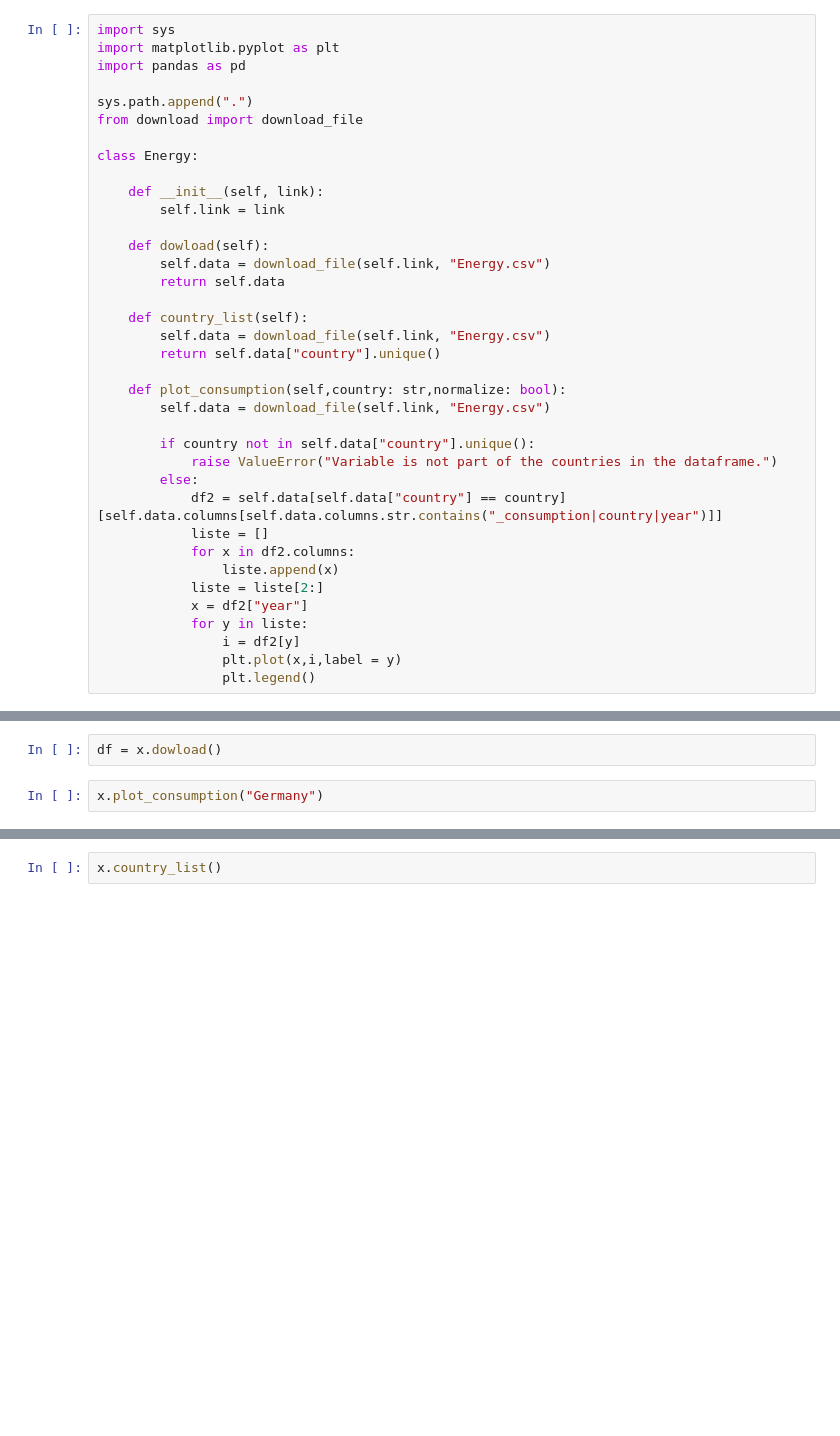
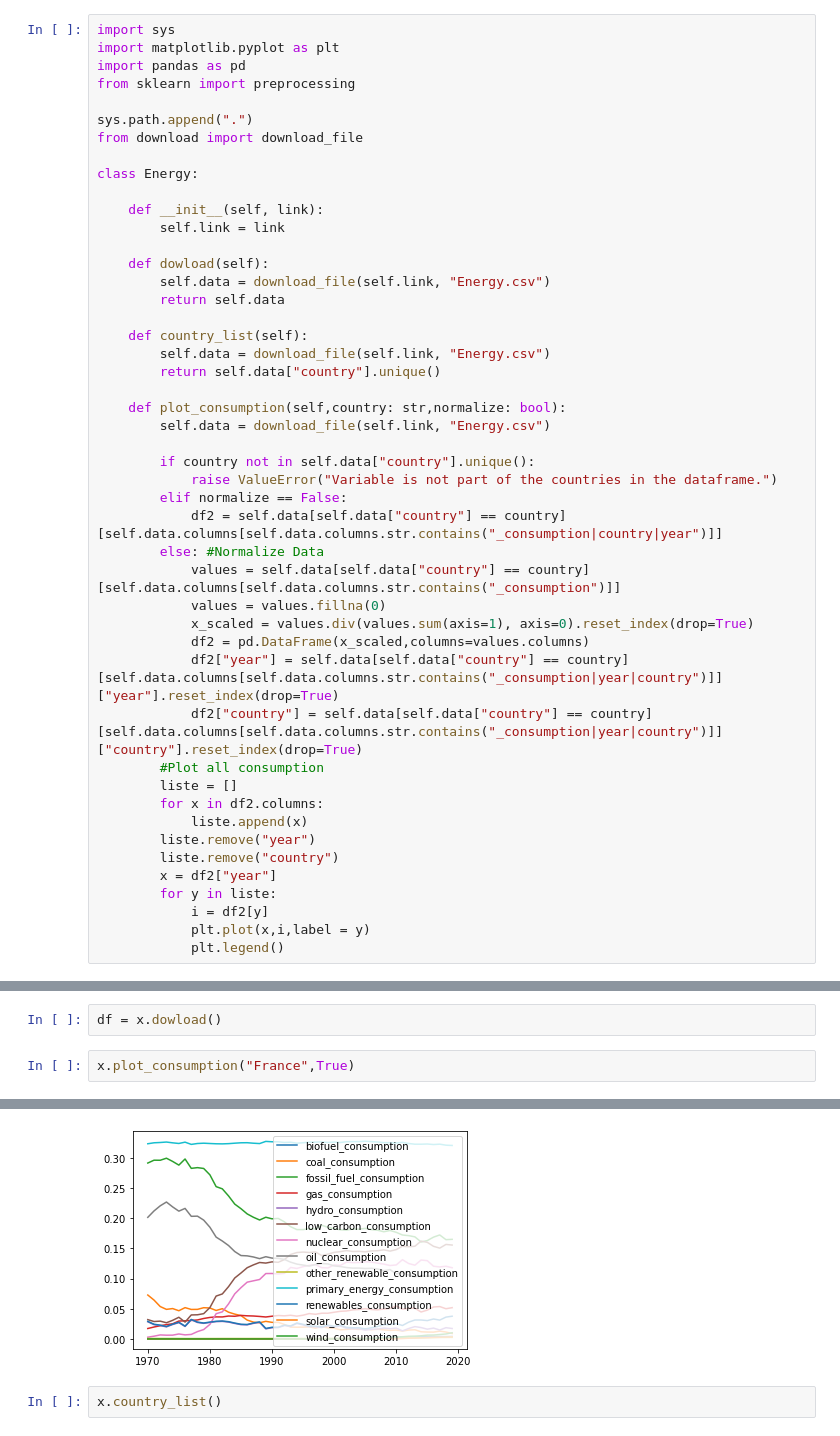
Before and after one commit to Milkafreak/Group_05, a Jupyter notebook: ClassTest.ipynb, the cells around one changed output, grey strips where cells are left out. Saved outputs shown, nothing was run; the diff lists cells and outputs as text; blank space fills up the shorter version.

```diff
--- a/ClassTest.ipynb
+++ b/ClassTest.ipynb
@@ -2,6 +2,7 @@
 import sys
 import matplotlib.pyplot as plt
 import pandas as pd
+from sklearn import preprocessing
 
 sys.path.append(".")
 from download import download_file
@@ -24,14 +25,23 @@ class Energy:
 
         if country not in self.data["country"].unique():
             raise ValueError("Variable is not part of the countries in the dataframe.")
-        else:
+        elif normalize == False:
             df2 = self.data[self.data["country"] == country][self.data.columns[self.data.columns.str.contains("_consumption|country|year")]]
-            liste = []
-            for x in df2.columns:
-                liste.append(x)
-            liste = liste[2:]
-            x = df2["year"]
-            for y in liste:
-                i = df2[y]
-                plt.plot(x,i,label = y)
-                plt.legend()
+        else: #Normalize Data
+            values = self.data[self.data["country"] == country][self.data.columns[self.data.columns.str.contains("_consumption")]]
+            values = values.fillna(0)
+            x_scaled = values.div(values.sum(axis=1), axis=0).reset_index(drop=True)
+            df2 = pd.DataFrame(x_scaled,columns=values.columns)
+            df2["year"] = self.data[self.data["country"] == country][self.data.columns[self.data.columns.str.contains("_consumption|year|country")]]["year"].reset_index(drop=True)
+            df2["country"] = self.data[self.data["country"] == country][self.data.columns[self.data.columns.str.contains("_consumption|year|country")]]["country"].reset_index(drop=True)
+        #Plot all consumption
+        liste = []
+        for x in df2.columns:
+            liste.append(x)
+        liste.remove("year")
+        liste.remove("country")
+        x = df2["year"]
+        for y in liste:
+            i = df2[y]
+            plt.plot(x,i,label = y)
+            plt.legend()
@@ -42,4 +50,5 @@ x = Energy("https://raw.githubusercontent.com/owid/energy-data/master/owid-energ
 # %%
 df = x.dowload()
 # %%
-x.plot_consumption("Germany")
+x.plot_consumption("France",True)
+# %% [output]
@@ -46,2 +56,3 @@ x.plot_consumption("Germany")
+[figure, added]
 # %%
 x.country_list()
```
Also changed, not shown: parts of 2 cells of this notebook, 2 other files.
